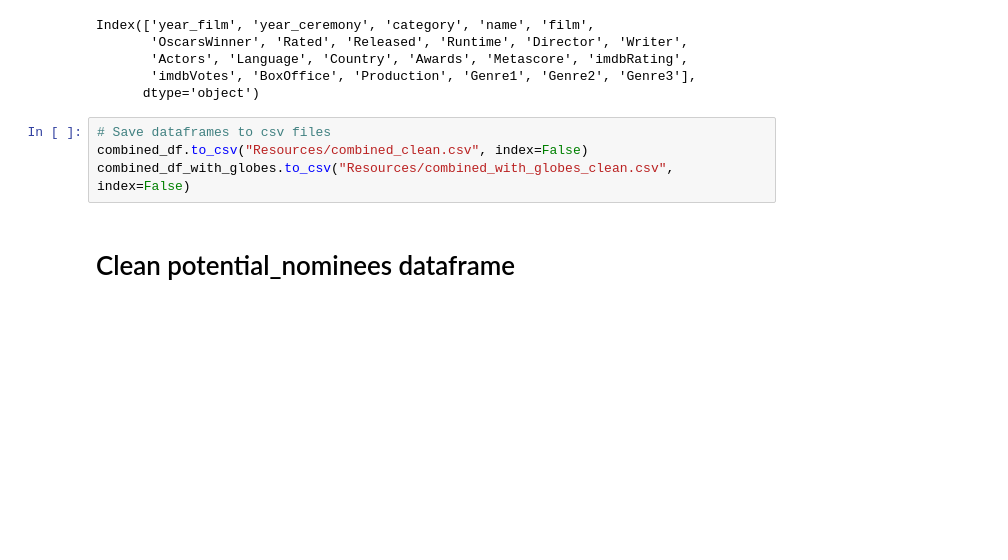
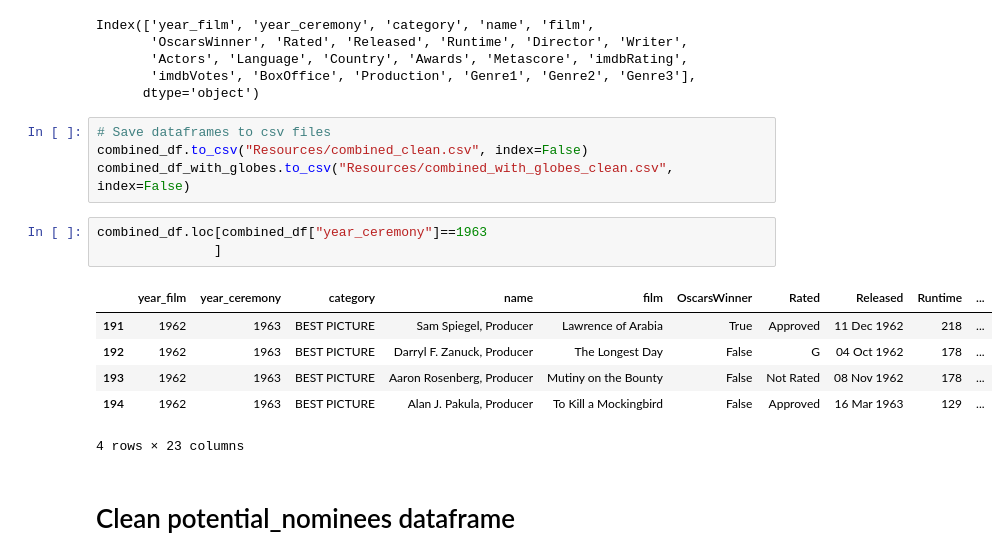
Before and after one commit to joannasantana/best_in_show, a Jupyter notebook: step_3_data_merge_clean.ipynb, the cells around one changed output. Saved outputs shown, nothing was run; the diff lists cells and outputs as text; blank space fills up the shorter version.

```diff
--- a/step_3_data_merge_clean.ipynb
+++ b/step_3_data_merge_clean.ipynb
@@ -514,6 +514,16 @@ Index(['year_film', 'year_ceremony', 'category', 'name', 'film',
 # Save dataframes to csv files
 combined_df.to_csv("Resources/combined_clean.csv", index=False)
 combined_df_with_globes.to_csv("Resources/combined_with_globes_clean.csv", index=False)
+# %%
+combined_df.loc[combined_df["year_ceremony"]==1963
+               ]
+# %% [output]
+|  | year_film | year_ceremony | category | name | film | OscarsWinner | Rated | Released | Runtime | ... |
+| 191 | 1962 | 1963 | BEST PICTURE | Sam Spiegel, Producer | Lawrence of Arabia | True | Approved | 11 Dec 1962 | 218 | ... |
+| 192 | 1962 | 1963 | BEST PICTURE | Darryl F. Zanuck, Producer | The Longest Day | False | G | 04 Oct 1962 | 178 | ... |
+| 193 | 1962 | 1963 | BEST PICTURE | Aaron Rosenberg, Producer | Mutiny on the Bounty | False | Not Rated | 08 Nov 1962 | 178 | ... |
+| 194 | 1962 | 1963 | BEST PICTURE | Alan J. Pakula, Producer | To Kill a Mockingbird | False | Approved | 16 Mar 1963 | 129 | ... |
+4 rows × 23 columns
 # %% [markdown]
 # Clean potential_nominees dataframe
 # %%
```
Also changed, not shown: 4 other files.
